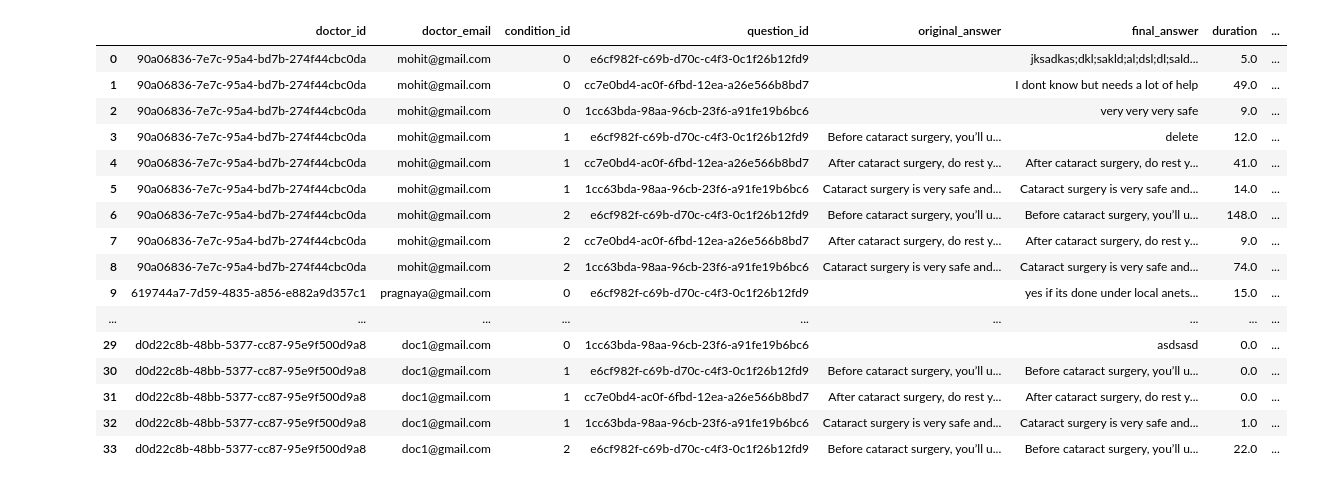
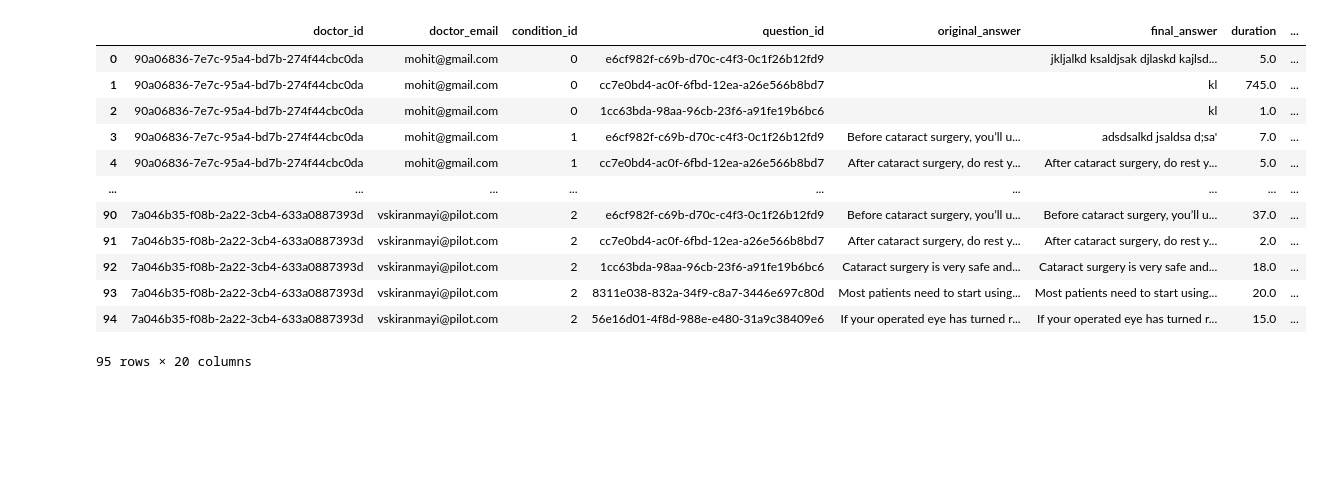
Before and after one commit to Rash-598/cataract-doc-study, a Jupyter notebook: cataract_doc_study/scripts/response_analysis.ipynb, the cells around one changed output. Drawn from its saved outputs; the diff is of its cells as text; code cells hidden in the pictures; blank space fills up the shorter version.

```diff
--- a/cataract_doc_study/scripts/response_analysis.ipynb
+++ b/cataract_doc_study/scripts/response_analysis.ipynb
@@ -27,8 +27,8 @@ class Node:
         self.active_child = None
         self.final_node = False
 # %%
-docs_df = pd.read_json("/home/rash598/doctor_sys_3/cataract-doc-study/pilot_docs.json")
-questions_df = pd.read_json("/home/rash598/doctor_sys_3/cataract-doc-study/pilot_questions.json")
+docs_df = pd.read_json("/home/rash598/doctor_sys_3/cataract-doc-study/pilot_survey_doctors.json")
+questions_df = pd.read_json("/home/rash598/doctor_sys_3/cataract-doc-study/pilot_surevy_questions.json")
 # %%
 def get_doc_question_set(doc_id):
     url = "https://cataract-doctor-study-dzb2hfc5h4aqbafk.eastus-01.azurewebsites.net/get_user"
@@ -173,6 +173,7 @@ def extract_info_from_activity_tracker(activity_tracker):
     cumulative_llm_time = 0
     num_comments = 0
     comments_length = []
+    comments = []
     unused_nodes = num_nodes - (ideal_ops - 1)  # -1 for the submit action
     penatly = num_nodes + 2*unused_nodes + 3*num_branches
     for activity in activity_tracker:
@@ -185,7 +186,8 @@ def extract_info_from_activity_tracker(activity_tracker):
             cumulative_llm_time += duration
             num_comments += 1
             comments_length.append(len(update_info))
-    return num_comments, comments_length, cumulative_llm_time, is_previous_answer_selected, ideal_ops, overall_ops, num_branches, penatly
+            comments.append(activity["update_info"])
+    return num_comments, comments_length, comments, cumulative_llm_time, is_previous_answer_selected, ideal_ops, overall_ops, num_branches, penatly
 
 def process_question_list(question_list, doctor_id, doctor_email, response_dump_df):
 
@@ -206,10 +208,11 @@ def process_question_list(question_list, doctor_id, doctor_email, response_dump_
         duration = questiond_data["question_metadata"]["duration"]
         edit_distance, insertions, deletions, substitutions = levenshtein_distance_operations(original_answer, final_answer)
         if condition_id == 2:
-            num_comments, comments_length, cumulative_llm_time, is_previous_answer_selected, ideal_ops, overall_ops, num_branches, penalty  = extract_info_from_activity_tracker(questiond_data["activity_tracker"])
+            num_comments, comments_length, comments, cumulative_llm_time, is_previous_answer_selected, ideal_ops, overall_ops, num_branches, penalty  = extract_info_from_activity_tracker(questiond_data["activity_tracker"])
         else:
             num_comments = 0
             comments_length = []
+            comments =[]
             cumulative_llm_time = 0
             is_previous_answer_selected = False
             ideal_ops = 1
@@ -231,6 +234,7 @@ def process_question_list(question_list, doctor_id, doctor_email, response_dump_
             "substitute": substitutions,
             "num_comments": num_comments,
             "comments_length": comments_length,
+            "comments": comments,
             "cumulative_llm_time": cumulative_llm_time,
             "is_previous_answer_selected": is_previous_answer_selected,
             "total_branches": num_branches,
@@ -241,7 +245,7 @@ def process_question_list(question_list, doctor_id, doctor_email, response_dump_
         response_dump_df = pd.concat([response_dump_df, pd.DataFrame([question_data])], ignore_index=True)
     return response_dump_df
 # %%
-response_dump_df = pd.DataFrame(columns=["doctor_id", "doctor_email", "condition_id", "question_id", "original_answer", "final_answer", "duration", "edit_distance", "insert", "delete", "substitute", "num_comments", "comments_length", "cumulative_llm_time", "is_previous_answer_selected", "total_branches", "number_of_ops_to_submit", "ideal_ops_to_submit", "penalty"])
+response_dump_df = pd.DataFrame(columns=["doctor_id", "doctor_email", "condition_id", "question_id", "original_answer", "final_answer", "duration", "edit_distance", "insert", "delete", "substitute", "num_comments", "comments_length", "comments", "cumulative_llm_time", "is_previous_answer_selected", "total_branches", "number_of_ops_to_submit", "ideal_ops_to_submit", "penalty"])
 for index, row in tqdm(docs_df.iterrows(), total=len(docs_df), desc="Fetching question sets"):
     doctor_id = row["id"]
     doctor_email = row["email"]
@@ -252,26 +256,22 @@ for index, row in tqdm(docs_df.iterrows(), total=len(docs_df), desc="Fetching qu
 response_dump_df['duration'] = (response_dump_df['duration'] / 1000).round(3)  # Convert milliseconds to seconds
 response_dump_df['cumulative_llm_time'] = (response_dump_df['cumulative_llm_time'] / 1000).round(3)  # Convert milliseconds to seconds
 # %%
-# response_dump_df.to_excel("pilot_response_dump.xlsx", index=False)
+response_dump_df.to_excel("doc_pilot_survey_response_dump.xlsx", index=False)
 response_dump_df
 # %% [output]
 |  | doctor_id | doctor_email | condition_id | question_id | original_answer | final_answer | duration | ... |
-| 0 | 90a06836-7e7c-95a4-bd7b-274f44cbc0da | mohit@gmail.com | 0 | e6cf982f-c69b-d70c-c4f3-0c1f26b12fd9 |  | jksadkas;dkl;sakld;al;dsl;dl;sald... | 5.0 | ... |
-| 1 | 90a06836-7e7c-95a4-bd7b-274f44cbc0da | mohit@gmail.com | 0 | cc7e0bd4-ac0f-6fbd-12ea-a26e566b8bd7 |  | I dont know but needs a lot of help | 49.0 | ... |
-| 2 | 90a06836-7e7c-95a4-bd7b-274f44cbc0da | mohit@gmail.com | 0 | 1cc63bda-98aa-96cb-23f6-a91fe19b6bc6 |  | very very very safe | 9.0 | ... |
-| 3 | 90a06836-7e7c-95a4-bd7b-274f44cbc0da | mohit@gmail.com | 1 | e6cf982f-c69b-d70c-c4f3-0c1f26b12fd9 | Before cataract surgery, you’ll u... | delete | 12.0 | ... |
-| 4 | 90a06836-7e7c-95a4-bd7b-274f44cbc0da | mohit@gmail.com | 1 | cc7e0bd4-ac0f-6fbd-12ea-a26e566b8bd7 | After cataract surgery, do rest y... | After cataract surgery, do rest y... | 41.0 | ... |
-| 5 | 90a06836-7e7c-95a4-bd7b-274f44cbc0da | mohit@gmail.com | 1 | 1cc63bda-98aa-96cb-23f6-a91fe19b6bc6 | Cataract surgery is very safe and... | Cataract surgery is very safe and... | 14.0 | ... |
-| 6 | 90a06836-7e7c-95a4-bd7b-274f44cbc0da | mohit@gmail.com | 2 | e6cf982f-c69b-d70c-c4f3-0c1f26b12fd9 | Before cataract surgery, you’ll u... | Before cataract surgery, you’ll u... | 148.0 | ... |
-| 7 | 90a06836-7e7c-95a4-bd7b-274f44cbc0da | mohit@gmail.com | 2 | cc7e0bd4-ac0f-6fbd-12ea-a26e566b8bd7 | After cataract surgery, do rest y... | After cataract surgery, do rest y... | 9.0 | ... |
-| 8 | 90a06836-7e7c-95a4-bd7b-274f44cbc0da | mohit@gmail.com | 2 | 1cc63bda-98aa-96cb-23f6-a91fe19b6bc6 | Cataract surgery is very safe and... | Cataract surgery is very safe and... | 74.0 | ... |
-| 9 | 619744a7-7d59-4835-a856-e882a9d357c1 | pragnaya@gmail.com | 0 | e6cf982f-c69b-d70c-c4f3-0c1f26b12fd9 |  | yes if its done under local anets... | 15.0 | ... |
+| 0 | 90a06836-7e7c-95a4-bd7b-274f44cbc0da | mohit@gmail.com | 0 | e6cf982f-c69b-d70c-c4f3-0c1f26b12fd9 |  | jkljalkd ksaldjsak djlaskd kajlsd... | 5.0 | ... |
+| 1 | 90a06836-7e7c-95a4-bd7b-274f44cbc0da | mohit@gmail.com | 0 | cc7e0bd4-ac0f-6fbd-12ea-a26e566b8bd7 |  | kl | 745.0 | ... |
+| 2 | 90a06836-7e7c-95a4-bd7b-274f44cbc0da | mohit@gmail.com | 0 | 1cc63bda-98aa-96cb-23f6-a91fe19b6bc6 |  | kl | 1.0 | ... |
+| 3 | 90a06836-7e7c-95a4-bd7b-274f44cbc0da | mohit@gmail.com | 1 | e6cf982f-c69b-d70c-c4f3-0c1f26b12fd9 | Before cataract surgery, you’ll u... | adsdsalkd jsaldsa d;sa' | 7.0 | ... |
+| 4 | 90a06836-7e7c-95a4-bd7b-274f44cbc0da | mohit@gmail.com | 1 | cc7e0bd4-ac0f-6fbd-12ea-a26e566b8bd7 | After cataract surgery, do rest y... | After cataract surgery, do rest y... | 5.0 | ... |
 | ... | ... | ... | ... | ... | ... | ... | ... | ... |
-| 29 | d0d22c8b-48bb-5377-cc87-95e9f500d9a8 | doc1@gmail.com | 0 | 1cc63bda-98aa-96cb-23f6-a91fe19b6bc6 |  | asdsasd | 0.0 | ... |
-| 30 | d0d22c8b-48bb-5377-cc87-95e9f500d9a8 | doc1@gmail.com | 1 | e6cf982f-c69b-d70c-c4f3-0c1f26b12fd9 | Before cataract surgery, you’ll u... | Before cataract surgery, you’ll u... | 0.0 | ... |
-| 31 | d0d22c8b-48bb-5377-cc87-95e9f500d9a8 | doc1@gmail.com | 1 | cc7e0bd4-ac0f-6fbd-12ea-a26e566b8bd7 | After cataract surgery, do rest y... | After cataract surgery, do rest y... | 0.0 | ... |
-| 32 | d0d22c8b-48bb-5377-cc87-95e9f500d9a8 | doc1@gmail.com | 1 | 1cc63bda-98aa-96cb-23f6-a91fe19b6bc6 | Cataract surgery is very safe and... | Cataract surgery is very safe and... | 1.0 | ... |
-| 33 | d0d22c8b-48bb-5377-cc87-95e9f500d9a8 | doc1@gmail.com | 2 | e6cf982f-c69b-d70c-c4f3-0c1f26b12fd9 | Before cataract surgery, you’ll u... | Before cataract surgery, you’ll u... | 22.0 | ... |
+| 90 | 7a046b35-f08b-2a22-3cb4-633a0887393d | vskiranmayi@pilot.com | 2 | e6cf982f-c69b-d70c-c4f3-0c1f26b12fd9 | Before cataract surgery, you’ll u... | Before cataract surgery, you’ll u... | 37.0 | ... |
+| 91 | 7a046b35-f08b-2a22-3cb4-633a0887393d | vskiranmayi@pilot.com | 2 | cc7e0bd4-ac0f-6fbd-12ea-a26e566b8bd7 | After cataract surgery, do rest y... | After cataract surgery, do rest y... | 2.0 | ... |
+| 92 | 7a046b35-f08b-2a22-3cb4-633a0887393d | vskiranmayi@pilot.com | 2 | 1cc63bda-98aa-96cb-23f6-a91fe19b6bc6 | Cataract surgery is very safe and... | Cataract surgery is very safe and... | 18.0 | ... |
+| 93 | 7a046b35-f08b-2a22-3cb4-633a0887393d | vskiranmayi@pilot.com | 2 | 8311e038-832a-34f9-c8a7-3446e697c80d | Most patients need to start using... | Most patients need to start using... | 20.0 | ... |
+| 94 | 7a046b35-f08b-2a22-3cb4-633a0887393d | vskiranmayi@pilot.com | 2 | 56e16d01-4f8d-988e-e480-31a9c38409e6 | If your operated eye has turned r... | If your operated eye has turned r... | 15.0 | ... |
+95 rows × 20 columns
 # %%
 def get_activity_trackers(question_list, doctor_id, doctor_email, activity_trackers: list):
 
```
Also changed, not shown: 11 other files.
